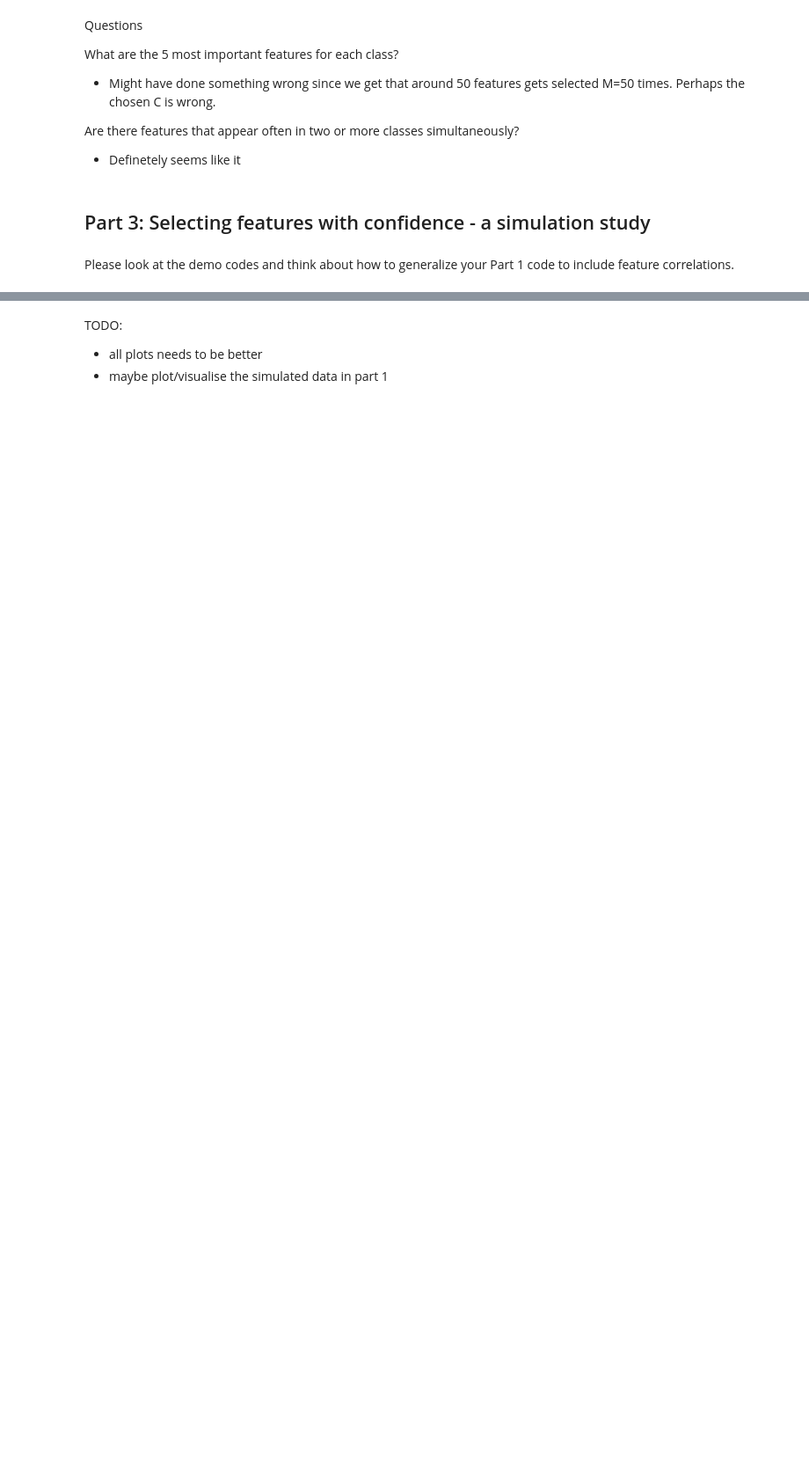
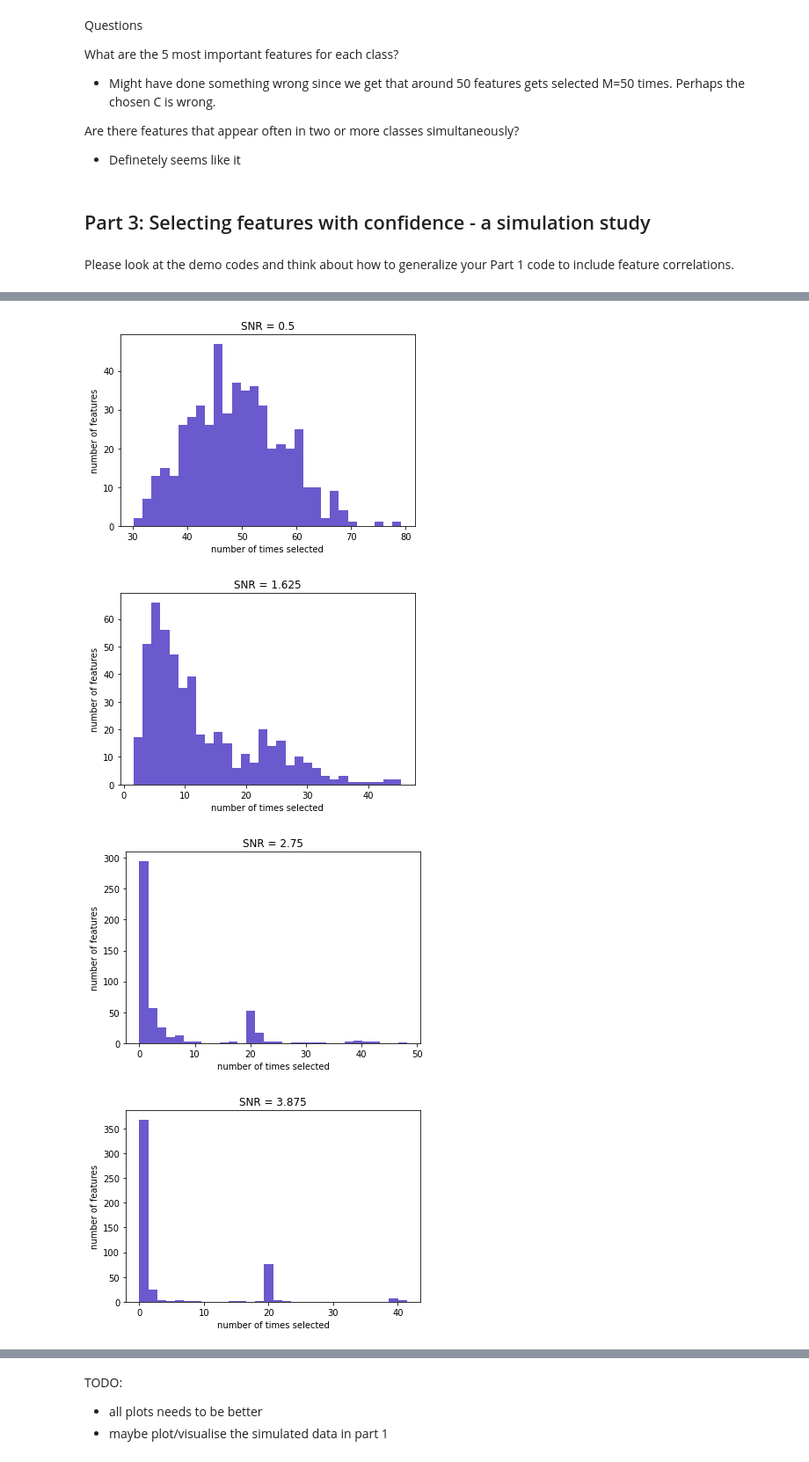
Before and after one commit to antonsandberg/Big-Data, a Jupyter notebook: Project3.ipynb, the cells around one changed output, grey strips where cells are left out. Shown: that part at 88% size. Cells and saved outputs as stored; diff of their text form; code cells hidden in the pictures; blank space fills up the shorter version.

Commit message:
started on part 3 Q1, not finished with last point

```diff
--- a/Project3.ipynb
+++ b/Project3.ipynb
@@ -435,0 +388,10 @@ cb_labels = np.array([y[dp] for dp in samples])
+# %%
+# set standard values
+p = 500
+beta_scale = 5
+st_n = 1000
+st_sparsity = 0.95
+st_SNR = 2
+st_alpha = 0.992 # from part 1
+
+M = 100
@@ -435,0 +469,16 @@ cb_labels = np.array([y[dp] for dp in samples])
+# %%
+# bin value for all histograms
+bins = 30
+# color for histograms
+hist_color = 'slateblue'
+for i, cSNR in enumerate(SNR):
+    plt.figure(i)
+    plt.hist(total_selected_features_est_SNR[i], bins=bins, color='slateblue')
+    plt.title(f'SNR = {cSNR}')
+    plt.xlabel('number of times selected')
+    plt.ylabel('number of features')
+# %% [output]
+[figure, added]
+[figure, added]
+[figure, added]
+[figure, added]
```
Also changed, not shown: parts of 17 cells of this notebook.
